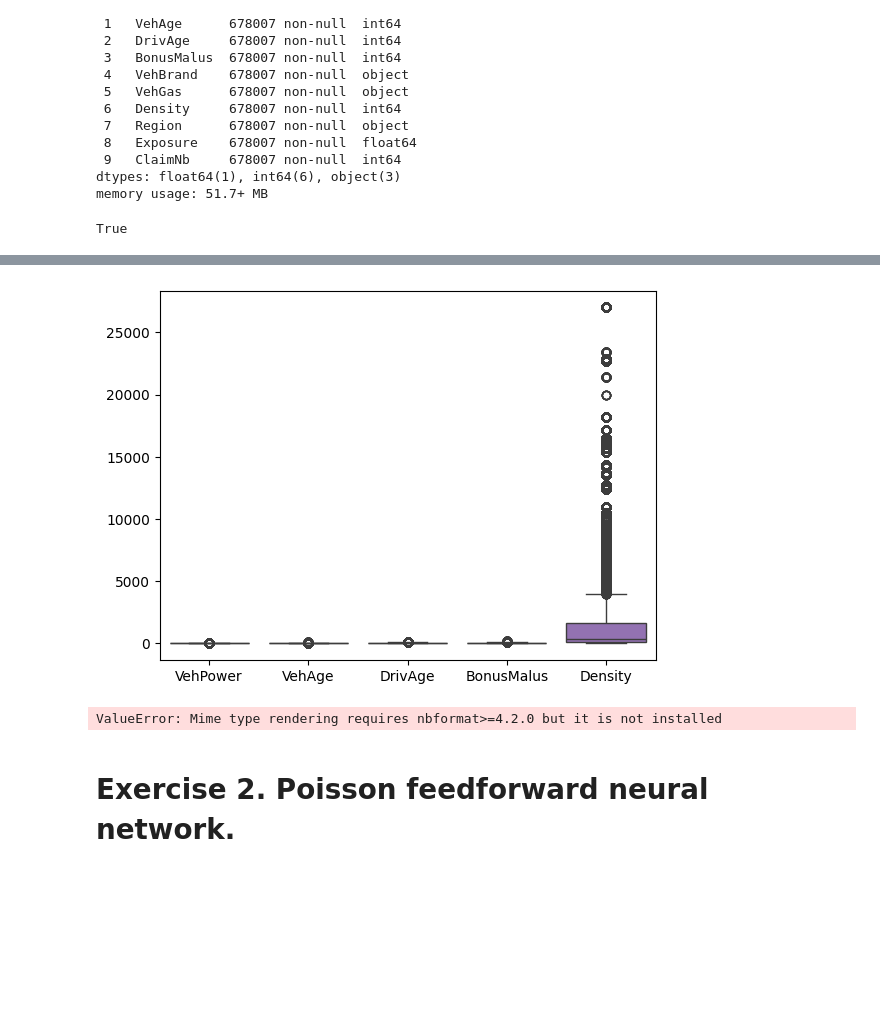
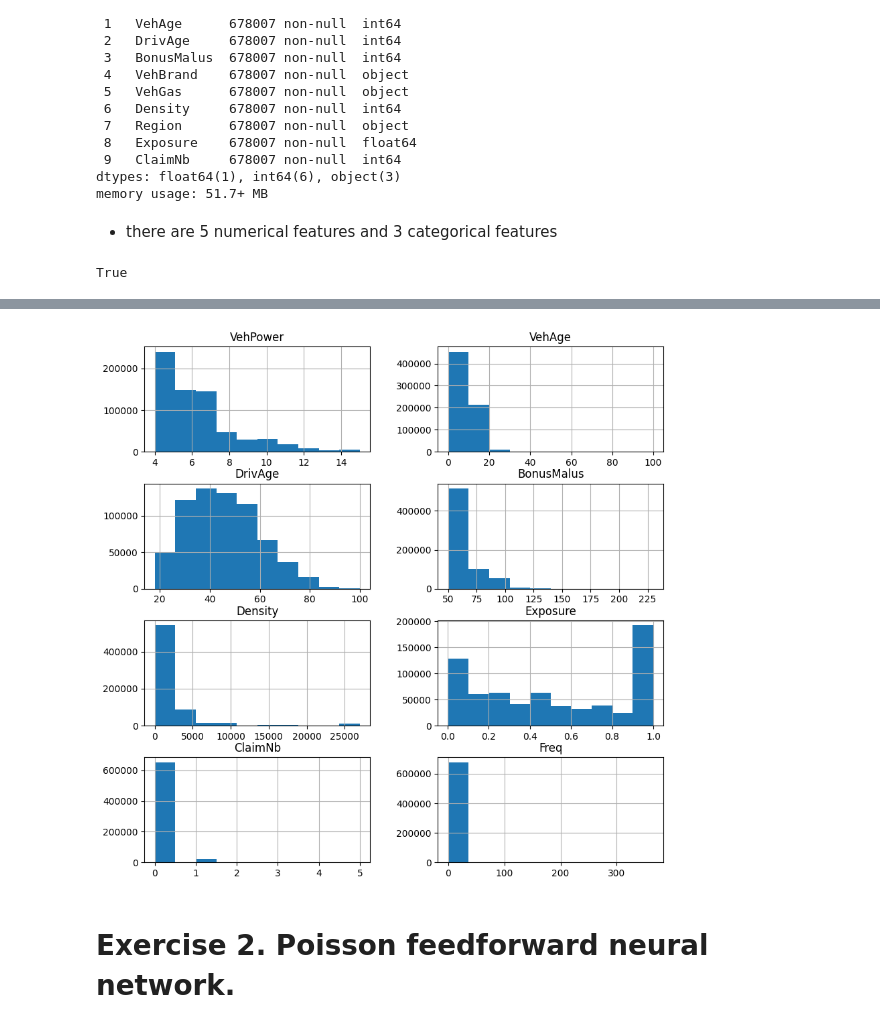
Before and after one commit to tskorkowski/CAS-ML, a Jupyter notebook: sessions/Project_2_Insurance_Claim_Prediction/Project 2 - Template.ipynb, the cells around one changed output, grey strips where cells are left out. Saved outputs shown, nothing was run; the diff lists cells and outputs as text; code cells hidden in the pictures; blank space fills up the shorter version.

```diff
--- a/sessions/Project_2_Insurance_Claim_Prediction/Project 2 - Template.ipynb
+++ b/sessions/Project_2_Insurance_Claim_Prediction/Project 2 - Template.ipynb
@@ -40,6 +40,8 @@ Data columns (total 10 columns):
  9   ClaimNb     678007 non-null  int64
 dtypes: float64(1), int64(6), object(3)
 memory usage: 51.7+ MB
+# %% [markdown]
+* there are 5 numerical features and 3 categorical features
 # %%
 # Check that exposure is always positive
 all(mtpl_freq_df.Exposure > 0)
@@ -61,30 +63,10 @@ mtpl_freq_df.describe()
 | max | 15.000000 | 100.000000 | 100.000000 | 230.000000 | 27000.000000 | 1.000000 | 5.000000 | 365.000000 |
 # %%
 mtpl_features, mtpl_response = mtpl_freq_df.columns[:-3], mtpl_freq_df.columns[-3:]
-fig, ax =
-plt.tight_layout()
+mtpl_freq_df.hist(layout=(4,2), figsize=(10,10))
 plt.show()
 # %% [output]
-[figure, old version]
+[figure, new version]
-# %%
-import plotly.graph_objects as go
-
-fig = go.Figure()
-fig.add_trace(go.Scatter(x=[1, 2, 3], y=[4, 5, 6], name="yaxis data"))
-fig.add_trace(go.Scatter(x=[2, 3, 4], y=[40, 50, 60], name="yaxis2 data", yaxis="y2"))
-fig.add_trace(go.Scatter(x=[4, 5, 6], y=[1000, 2000, 3000], name="yaxis3 data", yaxis="y3"))
-
-# Customize axes and titles
-fig.update_layout(
-    xaxis=dict(domain=[0.25, 0.75]),
-    yaxis=dict(title="yaxis title"),
-    yaxis2=dict(title="yaxis2 title", overlaying="y", side="right"),
-    yaxis3=dict(title="yaxis3 title", anchor="free", overlaying="y", autoshift=True),
-    title_text="Shifting y-axes with autoshift"
-)
-fig.show()
-# %% [output]
-ValueError: Mime type rendering requires nbformat>=4.2.0 but it is not installed
 # %%
 # Pre-process features
 # %%
```
